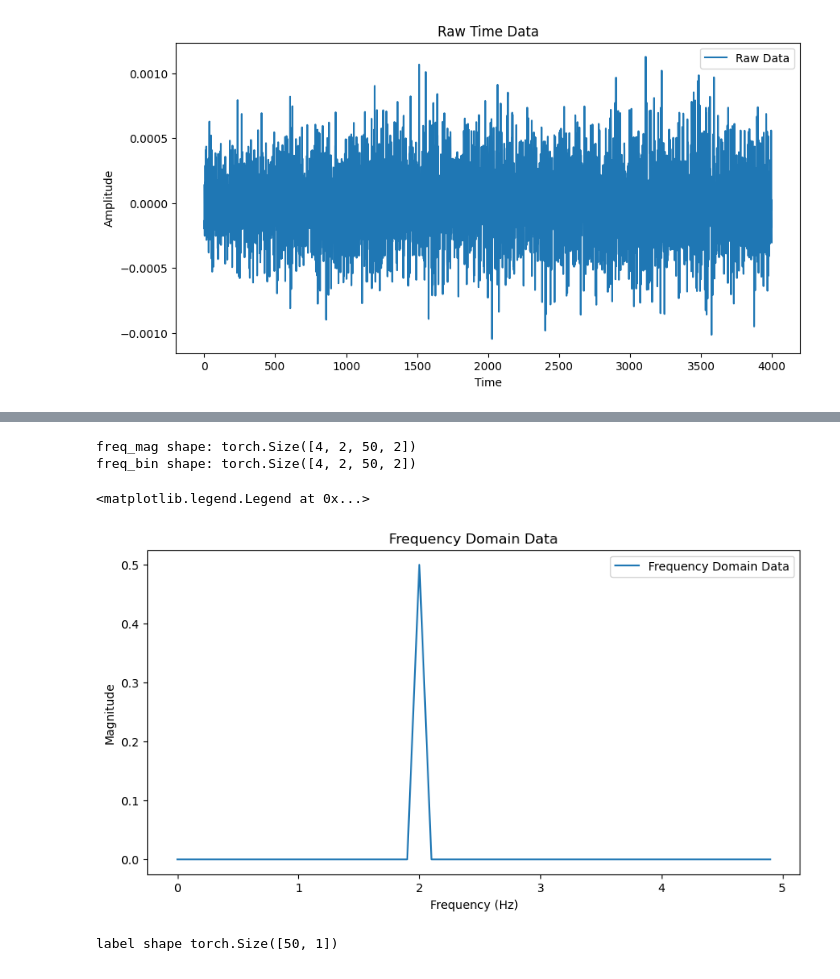
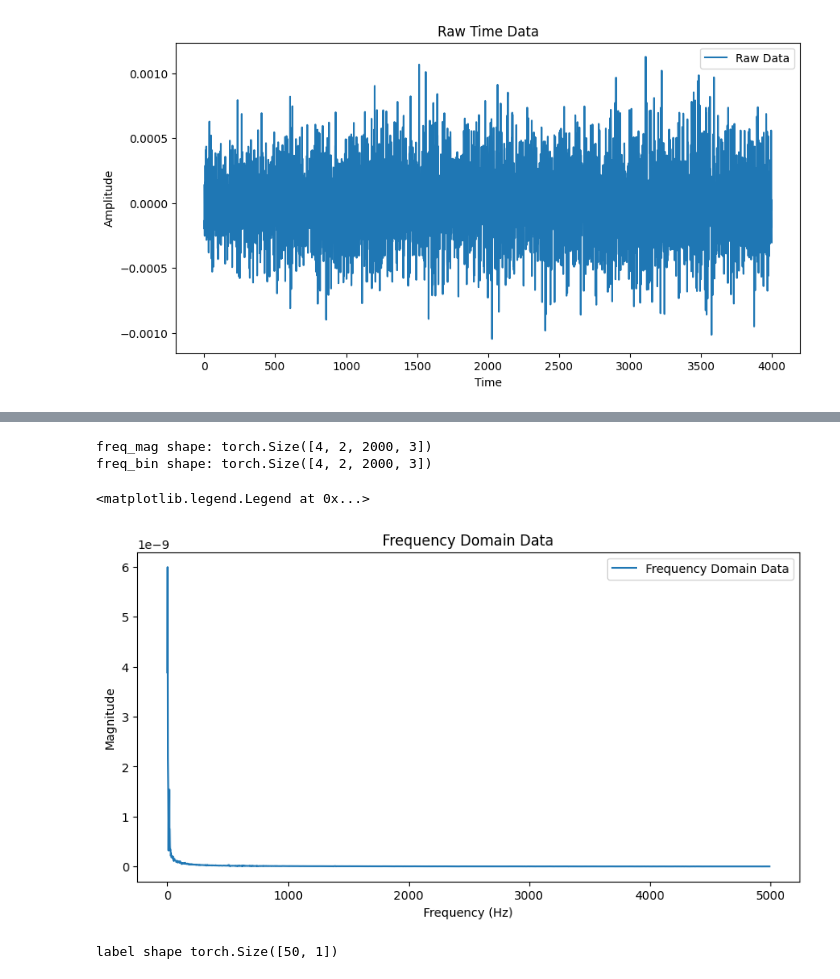
Before and after one commit to aryansavant31/thesis_auto_health_monitoring, a Jupyter notebook: data/trial.ipynb, the cells around one changed output, grey strips where cells are left out. Cells and saved outputs as stored; diff of their text form; code cells hidden in the pictures.

```diff
--- a/data/trial.ipynb
+++ b/data/trial.ipynb
@@ -48,11 +61,11 @@ torch.Size([4, 2, 4000, 3])
 import matplotlib.pyplot as plt
 
 rep = 0
-node = 0
+node = 1
 dim = 0
 
 plt.figure(figsize=(10, 5))
-plt.plot(data[rep, node, :, dim], label='Raw Data')
+plt.plot(data[rep, node-1, :, dim], label='Raw Data')
 plt.title('Raw Time Data')
 plt.xlabel('Time')
 plt.ylabel('Amplitude')
@@ -77,21 +95,21 @@ plt.legend()
 # %%
 from transform import to_freq_domain
-freq_mag, freq_bins = to_freq_domain(data, data_config.t_end)
+freq_mag, freq_bins = to_freq_domain(data, data_config.fs)
 print("freq_mag shape:", freq_mag.shape, "\nfreq_bin shape:", freq_bins.shape)
 # %% [output]
-freq_mag shape: torch.Size([4, 2, 50, 2])
-freq_bin shape: torch.Size([4, 2, 50, 2])
+freq_mag shape: torch.Size([4, 2, 2000, 3])
+freq_bin shape: torch.Size([4, 2, 2000, 3])
 # %%
 # plot frequency domain data
 plt.figure(figsize=(10, 5))
-plt.plot(freq_bins[rep, node, :, dim], freq_mag[rep, node, :, dim], label='Frequency Domain Data')
+plt.plot(freq_bins[rep, node-1, :, dim], freq_mag[rep, node-1, :, dim], label='Frequency Domain Data')
 plt.title('Frequency Domain Data')
 plt.xlabel('Frequency (Hz)')
 plt.ylabel('Magnitude')
 plt.legend()
 # %% [output]
 <matplotlib.legend.Legend at 0x...>
-[figure, old version]
+[figure, new version]
 # %%
 dataiter = iter(train_loader)
 data, label = next(dataiter)
```
Also changed, not shown: parts of 5 cells of this notebook, 5 other files.
